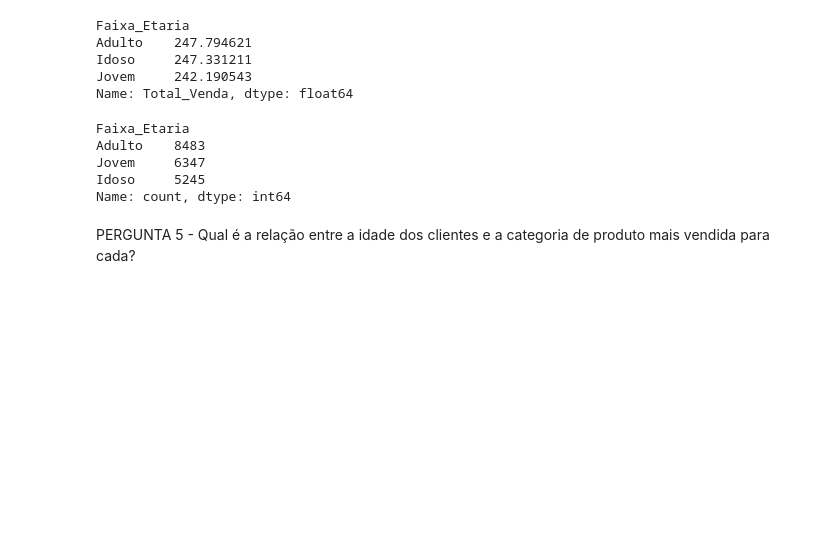
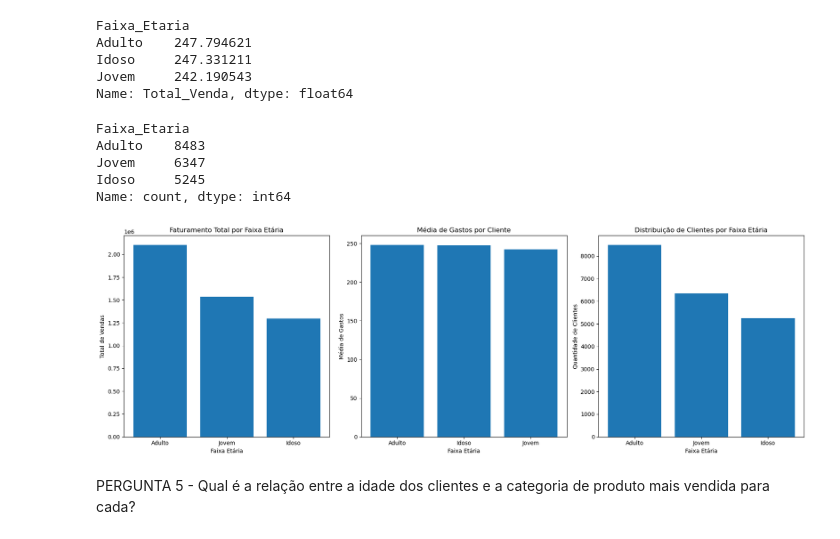
Before and after one commit to denisemasar/analise_vendas, a Jupyter notebook: analise_vendas.ipynb, the cells around one changed output. Drawn from its saved outputs; the diff is of its cells as text; code cells hidden in the pictures; blank space fills up the shorter version.

```diff
--- a/analise_vendas.ipynb
+++ b/analise_vendas.ipynb
@@ -458,6 +466,33 @@ Adulto    8483
 Jovem     6347
 Idoso     5245
 Name: count, dtype: int64
+# %%
+#CRIAÇÃO DOS TRÊS GRÁFICOS LADO A LADO.
+
+fig, axes = plt.subplots(1, 3, figsize=(18,6))
+
+# 1 - Faturamento total por faixa etária
+axes[0].bar(vendas_faixa.index, vendas_faixa.values)
+axes[0].set_title("Faturamento Total por Faixa Etária")
+axes[0].set_xlabel("Faixa Etária")
+axes[0].set_ylabel("Total de Vendas")
+
+# 2 - Média de gastos por cliente
+axes[1].bar(media_por_cliente.index, media_por_cliente.values)
+axes[1].set_title("Média de Gastos por Cliente")
+axes[1].set_xlabel("Faixa Etária")
+axes[1].set_ylabel("Média de Gastos")
+
+# 3 - Distribuição de clientes
+axes[2].bar(clientes_por_faixa.index, clientes_por_faixa.values)
+axes[2].set_title("Distribuição de Clientes por Faixa Etária")
+axes[2].set_xlabel("Faixa Etária")
+axes[2].set_ylabel("Quantidade de Clientes")
+
+plt.tight_layout()
+plt.show()
+# %% [output]
+[figure, added]
 # %% [markdown]
 PERGUNTA 5 - Qual é a relação entre a idade dos clientes e a categoria de produto mais vendida para cada?
 # %%
```
Also changed, not shown: parts of 17 cells of this notebook.
